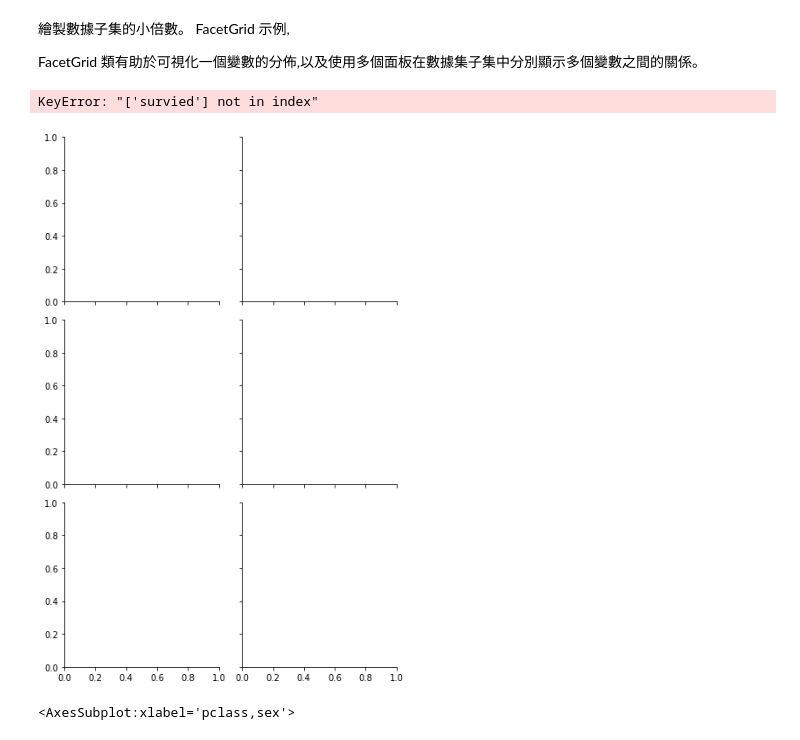
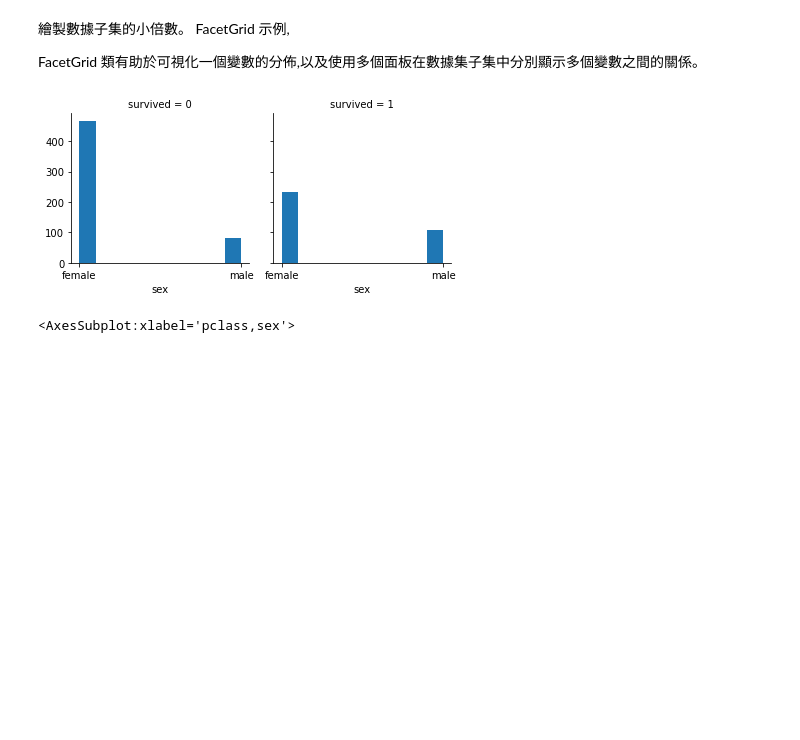
Before and after one commit to hochinchang/python60days, a Jupyter notebook: HomeWork/Day_21_HW.ipynb, the cells around one changed output. Saved outputs shown, nothing was run; the diff lists cells and outputs as text; code cells hidden in the pictures; blank space fills up the shorter version.

```diff
--- a/HomeWork/Day_21_HW.ipynb
+++ b/HomeWork/Day_21_HW.ipynb
@@ -60,16 +60,11 @@ barplot 中的特殊情況是顯示每個類別中的觀測值的"否",而不是
 FacetGrid 類有助於可視化一個變數的分佈,以及使用多個面板在數據集子集中分別顯示多個變數之間的關係。
 # %%
 # 瞭解性別在各艙等的分布的存活率
-'''
-在這邊coding
-g = sns.FacetGrid
-g.map
-'''
-g = sns.FacetGrid(col = "survived",row="class",data=df)
-g.map(sns.distplot, "sex","survied")
+g = sns.FacetGrid(col = "survived",data=df)
+g.map(plt.hist,"sex")
+plt.show()
 # %% [output]
-KeyError: "['survied'] not in index"
-[figure, old version]
+[figure, new version]
 # %%
 #先檢視各艙位存活人數，此時可以使用groupby函數進行分類，
 #其中 survived＝1表示存活，survived＝0表示死亡，將survived加總即為各艙等生存人數。
```
Also changed, not shown: parts of 4 cells of this notebook.
